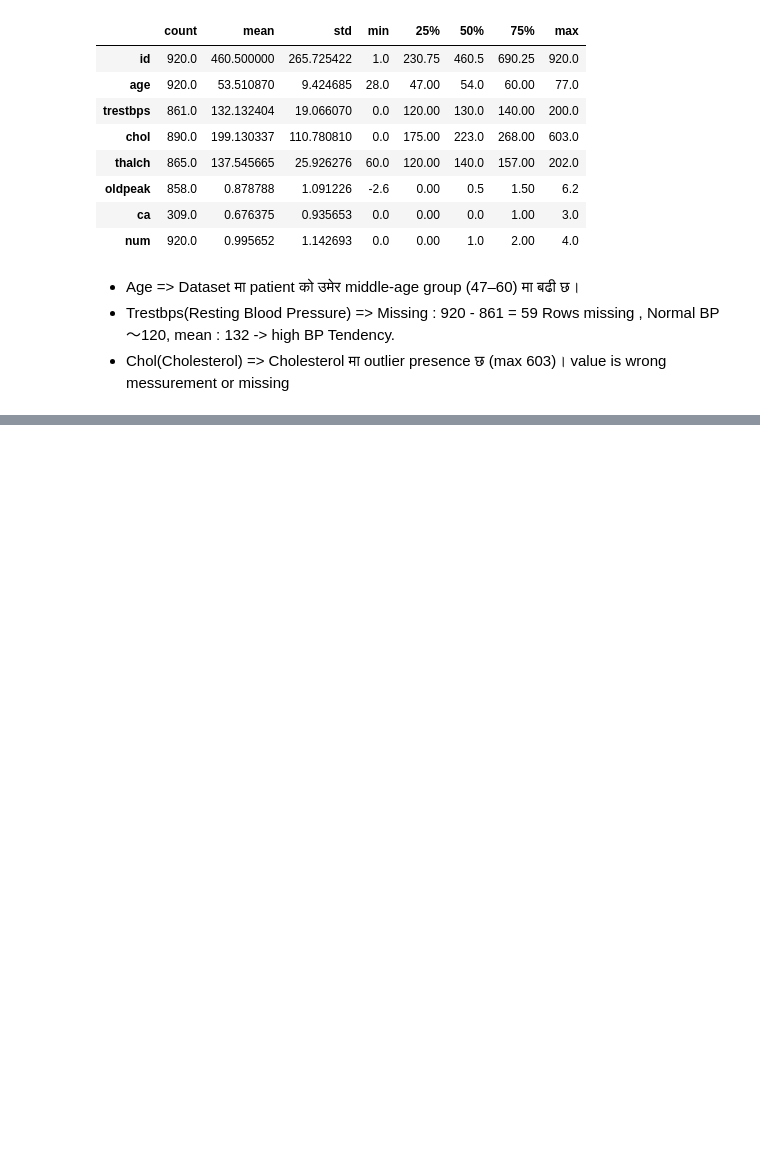
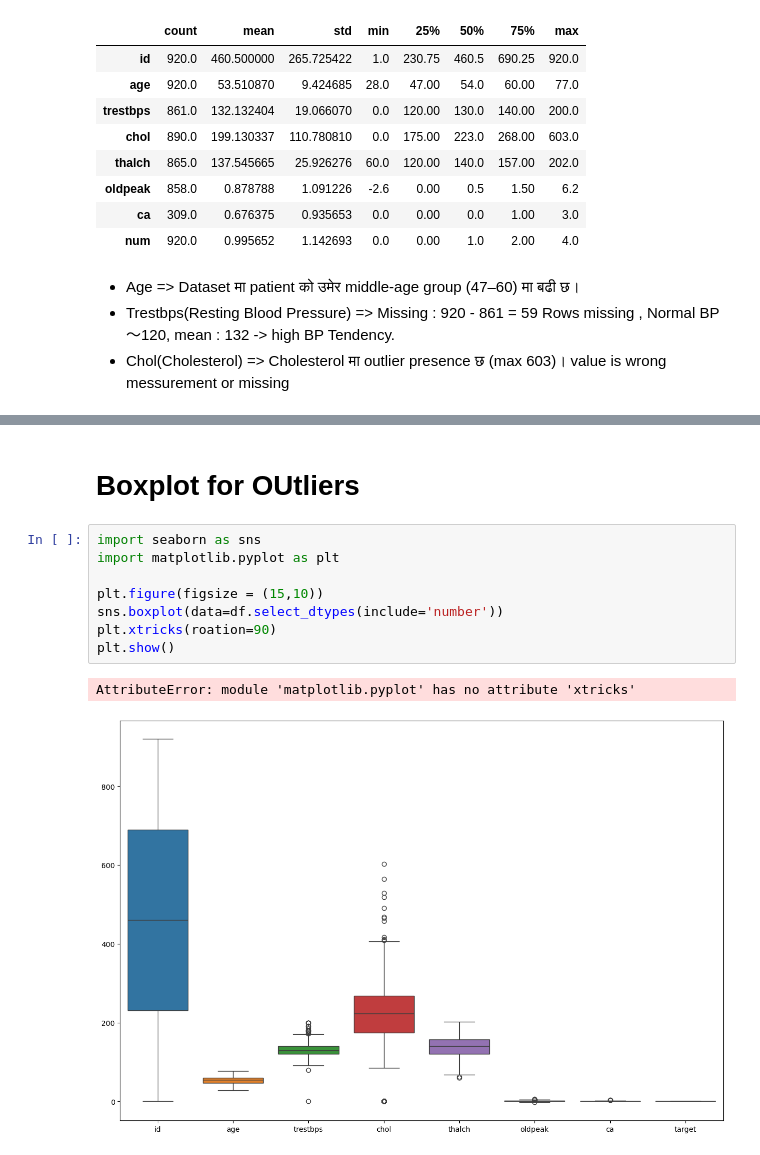
Before and after one commit to prakasshrestha/Data-Science, a Jupyter notebook: LogisticRegression/Heart_Disease_data_Logistic_Regression.ipynb, the cells around one changed output, grey strips where cells are left out. Drawn from its saved outputs; the diff is of its cells as text; blank space fills up the shorter version.

```diff
--- a/LogisticRegression/Heart_Disease_data_Logistic_Regression.ipynb
+++ b/LogisticRegression/Heart_Disease_data_Logistic_Regression.ipynb
@@ -254,0 +505,13 @@ num_data.describe().T
+# %% [markdown]
+# Boxplot for OUtliers
+# %%
+import seaborn as sns
+import matplotlib.pyplot as plt
+
+plt.figure(figsize = (15,10))
+sns.boxplot(data=df.select_dtypes(include='number'))
+plt.xtricks(roation=90)
+plt.show()
+# %% [output]
+AttributeError: module 'matplotlib.pyplot' has no attribute 'xtricks'
+[figure, added]
```
Also changed, not shown: parts of 16 cells of this notebook.
